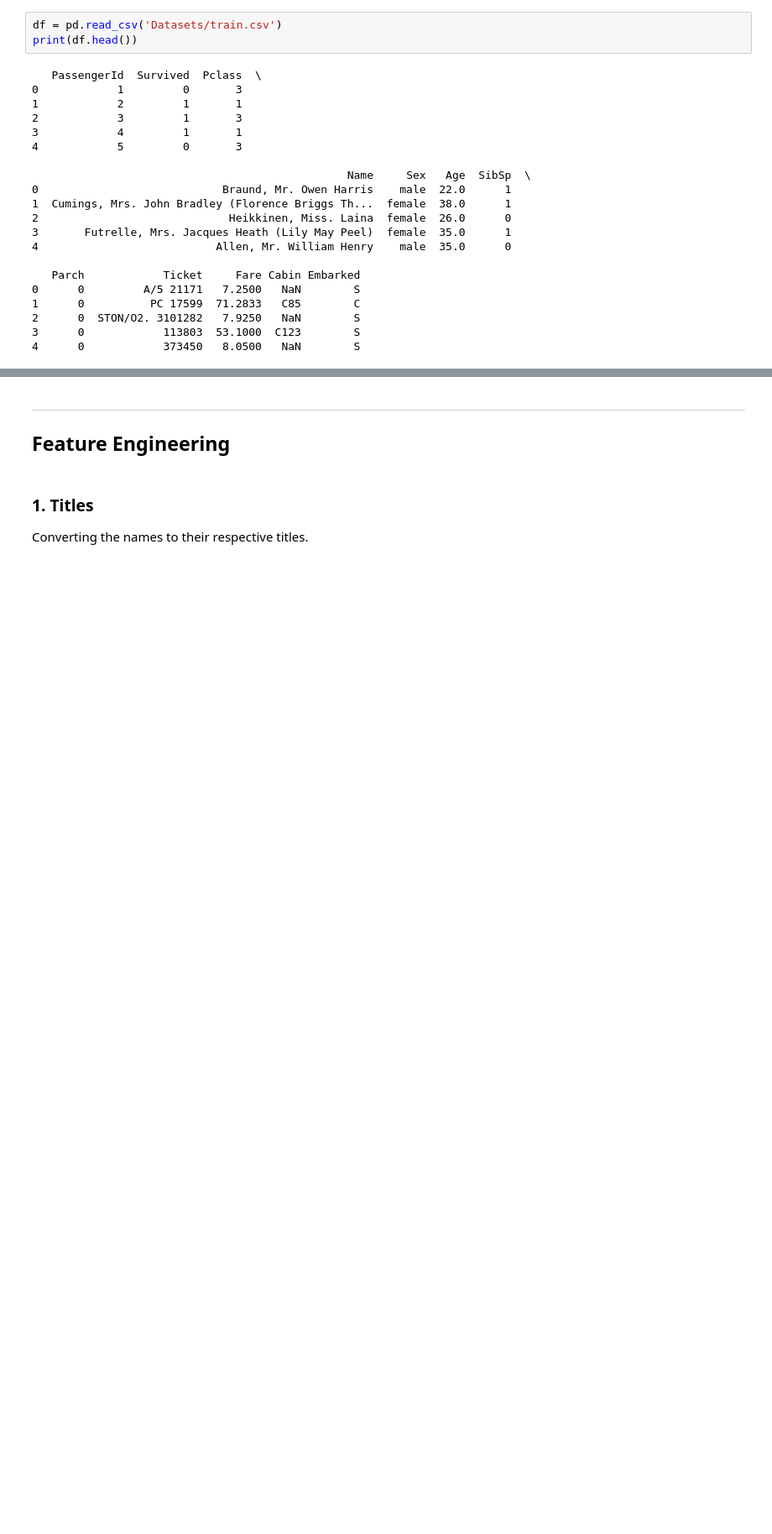
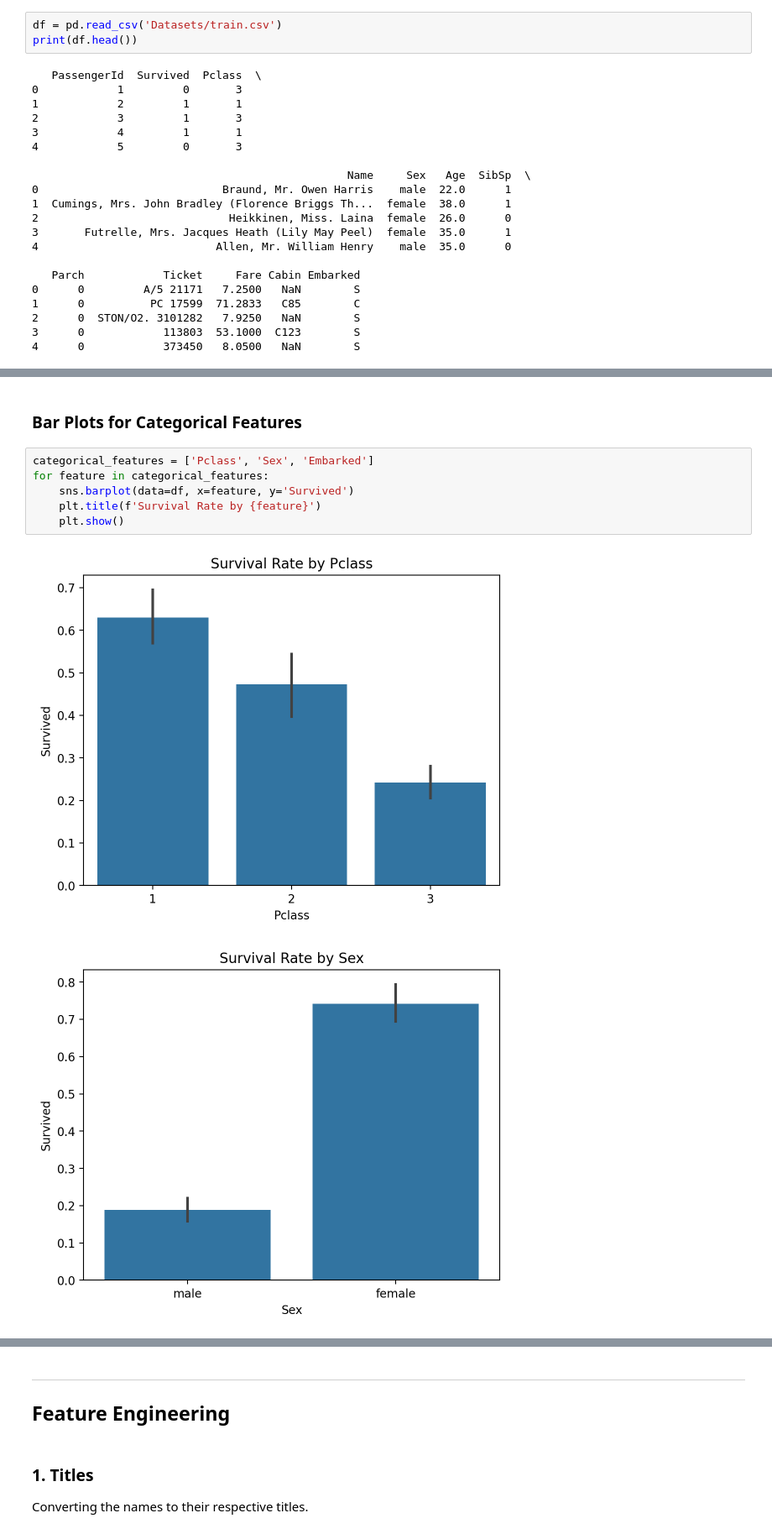
Before and after one commit to Prajwalnazre/Titanic, a Jupyter notebook: Titanic.ipynb, the cells around one changed output, grey strips where cells are left out. Shown at 84% size. Saved outputs shown, nothing was run; the diff lists cells and outputs as text; blank space fills up the shorter version.

```diff
--- a/Titanic.ipynb
+++ b/Titanic.ipynb
@@ -53,0 +86,11 @@ print(df.head())
+# %% [markdown]
+### Bar Plots for Categorical Features
+# %%
+categorical_features = ['Pclass', 'Sex', 'Embarked']
+for feature in categorical_features:
+    sns.barplot(data=df, x=feature, y='Survived')
+    plt.title(f'Survival Rate by {feature}')
+    plt.show()
+# %% [output]
+[figure, added]
+[figure, added]
```
Also changed, not shown: parts of 124 cells of this notebook, 19 other files.
